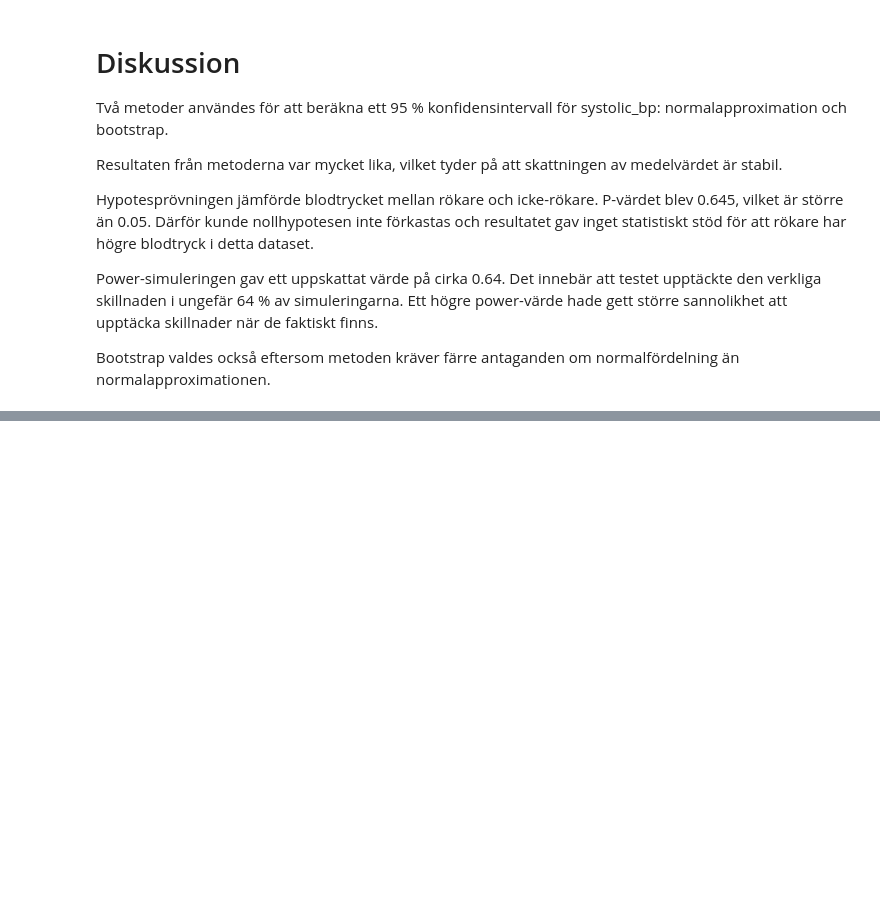
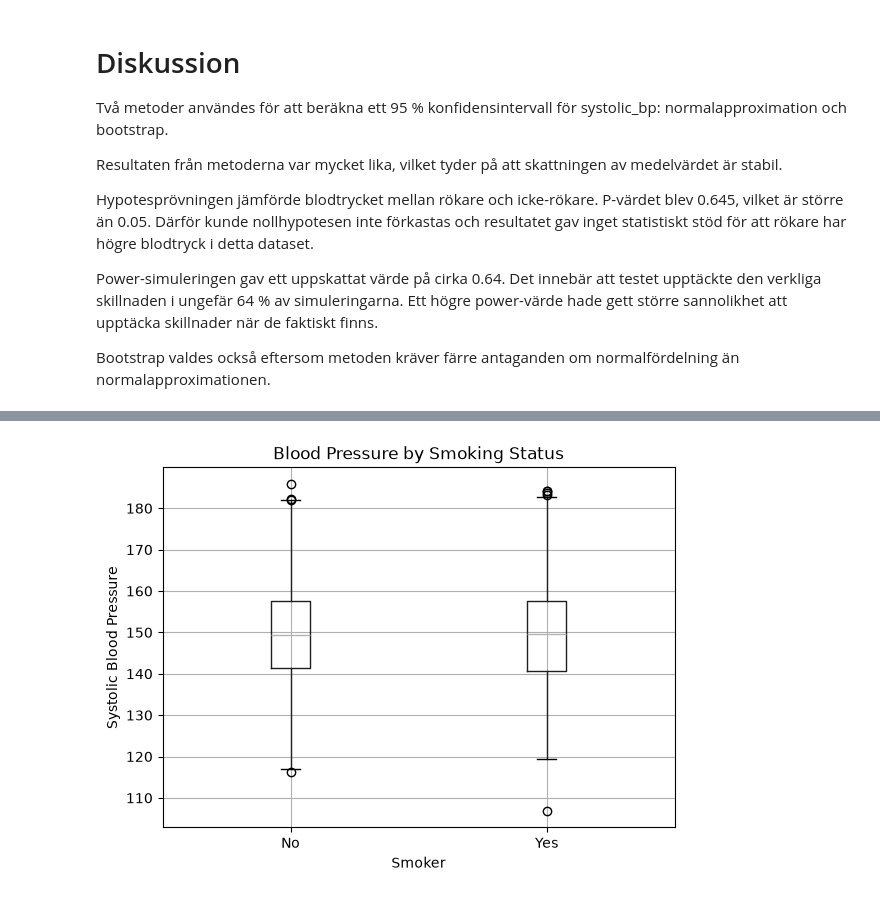
Before and after one commit to onakotsolari1-del/H-lsostudie, a Jupyter notebook: halsostudie.ipynb, the cells around one changed output, grey strips where cells are left out. Cells and saved outputs as stored; diff of their text form; code cells hidden in the pictures; blank space fills up the shorter version.

```diff
--- a/halsostudie.ipynb
+++ b/halsostudie.ipynb
@@ -344,0 +442,4 @@ Bootstrap valdes också eftersom metoden kräver färre antaganden om normalför
+# %%
+analyzer.plot_bp_by_smoker()
+# %% [output]
+[figure, added]
```
Also changed, not shown: parts of 15 cells of this notebook, 1 other file.
